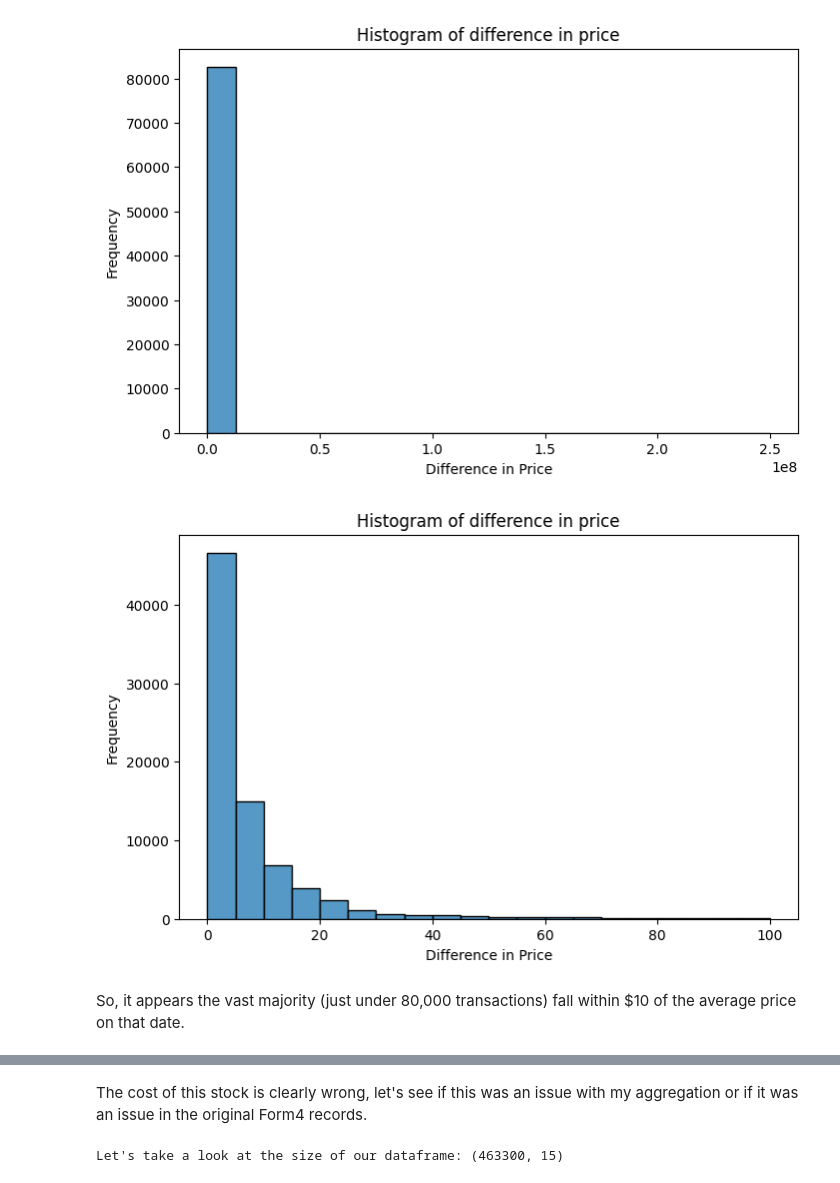
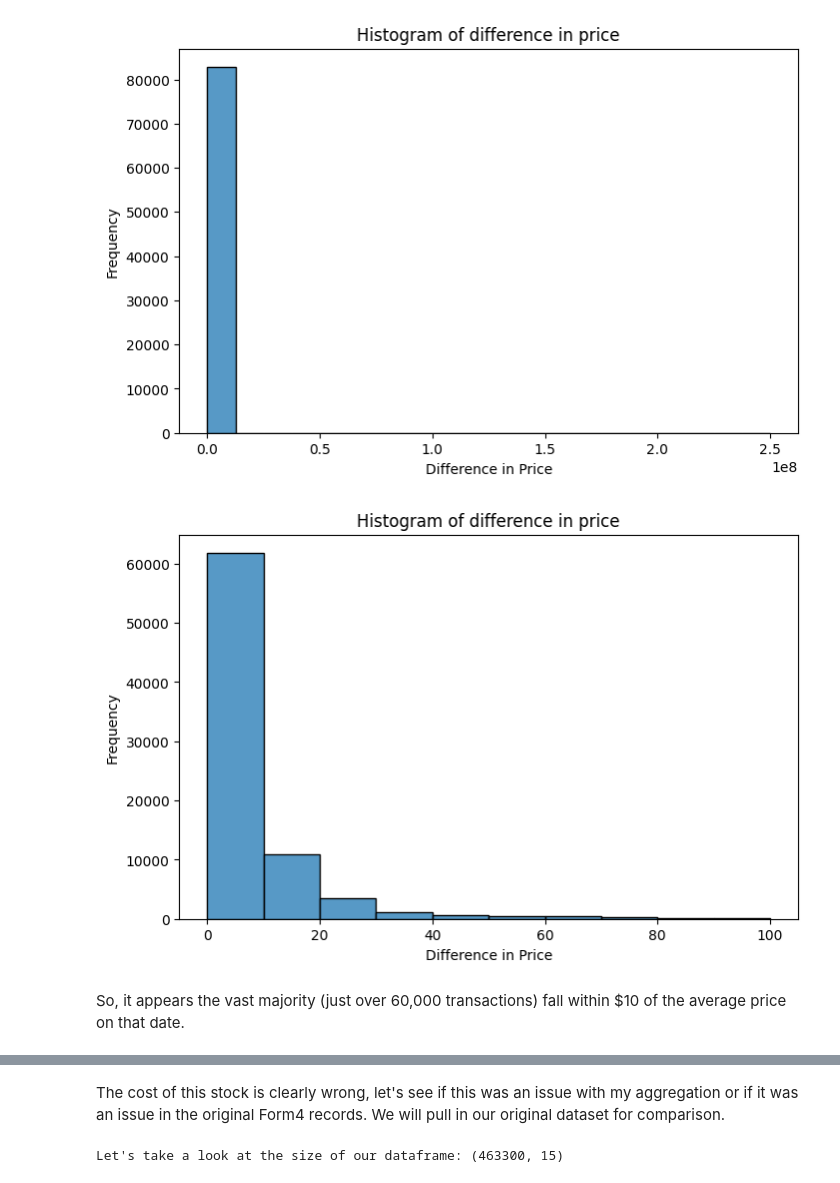
Before and after one commit to tmacpherson6/Do-Insiders-Know-Something-We-Dont, a Jupyter notebook: Thomas_EDA.ipynb, the cells around one changed output, grey strips where cells are left out. Saved outputs shown, nothing was run; the diff lists cells and outputs as text; code cells hidden in the pictures.

```diff
--- a/Thomas_EDA.ipynb
+++ b/Thomas_EDA.ipynb
@@ -169,5 +170,5 @@ Okay, the first thing we need to do is drop all transactions where the average p
 # %%
-filtered_date = filtered_date[filtered_date['average_price_per_share']>5.0]
+filtered_date = filtered_date[filtered_date['average_price_per_share']>=5.0]
 min_price_per_share = filtered_date['average_price_per_share'].min()
 max_price_per_share = filtered_date['average_price_per_share'].max()
 print(f"Min price: {min_price_per_share}; Max price: {max_price_per_share}")
@@ -198,15 +199,15 @@ plt.show()
 [figure]
 # %%
 plt.figure(figsize = (8,5))
-sns.histplot(data=filtered_date, x='diff_purchase_price',bins=20,binrange=(0,100))
+sns.histplot(data=filtered_date, x='diff_purchase_price',bins=10,binrange=(0,100))
 plt.xlabel('Difference in Price')
 plt.ylabel('Frequency')
 plt.title('Histogram of difference in price')
 plt.show()
 # %% [output]
-[figure, old version]
+[figure, new version]
 # %% [markdown]
-So, it appears the vast majority (just under 80,000 transactions) fall within $10 of the average price on that date.
+So, it appears the vast majority (just over 60,000 transactions) fall within $10 of the average price on that date.
 # %%
  filtered_date[filtered_date['average_price_per_share']==250000000].iloc[:,:15]
 # %% [output]
@@ -214,7 +215,7 @@ So, it appears the vast majority (just under 80,000 transactions) fall within $1
 | 93000 | ROSS WILBUR L JR | Missing | Tenpercentowner | ASSURED GUARANTY LTD | AGO | 1273813 | 2008-02-28 | ... |
 | 93001 | ROSS WILBUR L JR | Missing | Tenpercentowner | ASSURED GUARANTY LTD | AGO | 1273813 | 2008-02-28 | ... |
 # %% [markdown]
-The cost of this stock is clearly wrong, let's see if this was an issue with my aggregation or if it was an issue in the original Form4 records.
+The cost of this stock is clearly wrong, let's see if this was an issue with my aggregation or if it was an issue in the original Form4 records. We will pull in our original dataset for comparison.
 # %%
 #Read in the .csv file
 orig_df = pd.read_csv('all_common_stock_purchases 2006 to 4Q24.csv')
```
Also changed, not shown: parts of 27 cells of this notebook.
